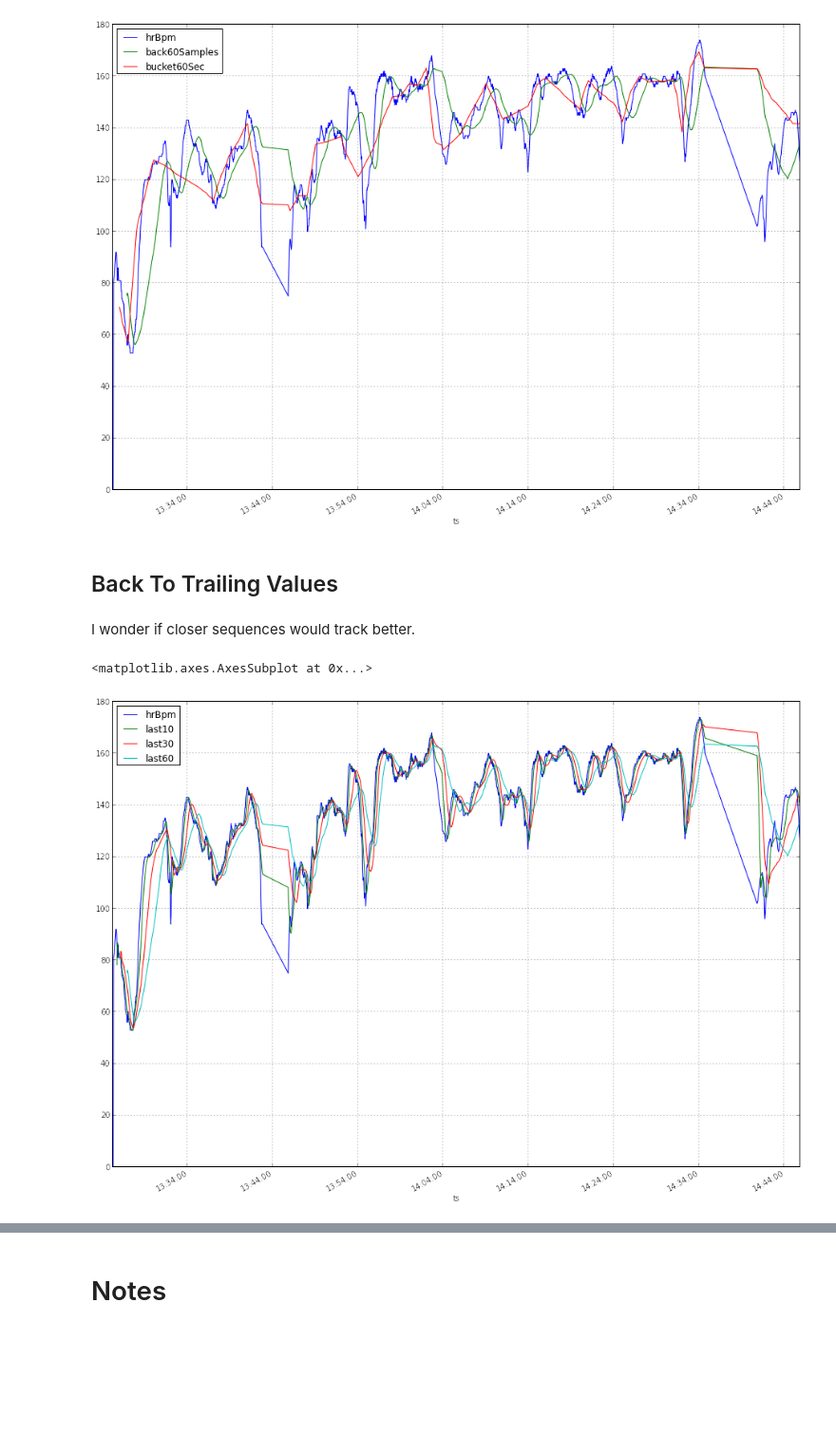
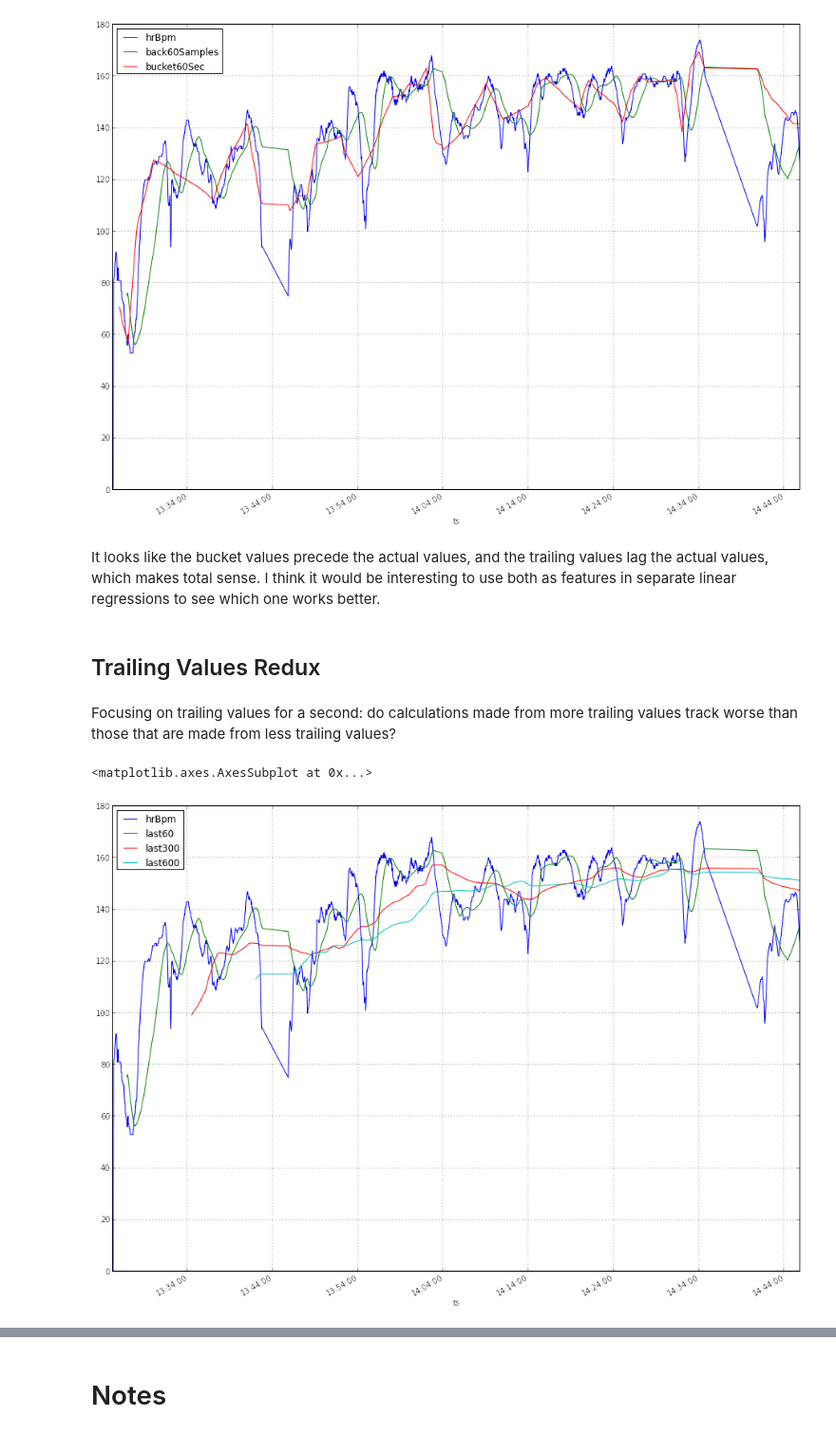
Before and after one commit to arunxarun/bikedatahacking, a Jupyter notebook: bikedatahacking.ipynb, the cells around one changed output, grey strips where cells are left out. Shown at 95% size. Drawn from its saved outputs; the diff is of its cells as text; code cells hidden in the pictures; blank space fills up the shorter version.

```diff
--- a/bikedatahacking.ipynb
+++ b/bikedatahacking.ipynb
@@ -447,23 +476,27 @@ oneMinDF.interpolate().plot()
 # %% [output]
 <matplotlib.axes.AxesSubplot at 0x...>
 [figure]
+# %% [markdown]
+It looks like the bucket values precede the actual values, and the trailing values lag the actual values, which makes total sense. I think it would be interesting to use both as features in separate linear regressions to see which one works better.
 # %% [markdown]
-## Back To Trailing Values
+## Trailing Values Redux
-# %% [markdown]
-I wonder if closer sequences would track better.
+# %% [markdown]
+Focusing on trailing values for a second: do calculations made from more trailing values track worse than those that are made from less trailing values?
 # %%
+import matplotlib.pylab as pylab
+pylab.rcParams['figure.figsize'] = 16, 12
 smallerIntervalDf = DataFrame()
 smallerIntervalDf['hrBpm'] = df['hrBpm']
 
-dlast10 = pd.rolling_mean(df['hrBpm'],10)
-dlast30 = pd.rolling_mean(df['hrBpm'],30)
-dlast60 = pd.rolling_mean(df['hrBpm'],60)
+dlast10 = pd.rolling_mean(df['hrBpm'],60)
+dlast30 = pd.rolling_mean(df['hrBpm'],300)
+dlast60 = pd.rolling_mean(df['hrBpm'],600)
 
-smallerIntervalDf['last10'] = dlast10
-smallerIntervalDf['last30'] = dlast30
-smallerIntervalDf['last60'] = dlast60
+smallerIntervalDf['last60'] = dlast10
+smallerIntervalDf['last300'] = dlast30
+smallerIntervalDf['last600'] = dlast60
 
 smallerIntervalDf.plot()
 # %% [output]
 <matplotlib.axes.AxesSubplot at 0x...>
-[figure, old version]
+[figure, new version]
```
Also changed, not shown: parts of 22 cells of this notebook.
